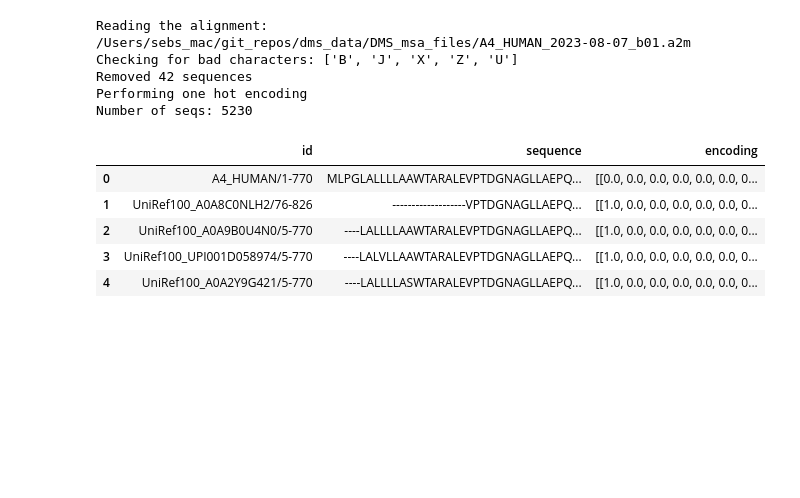
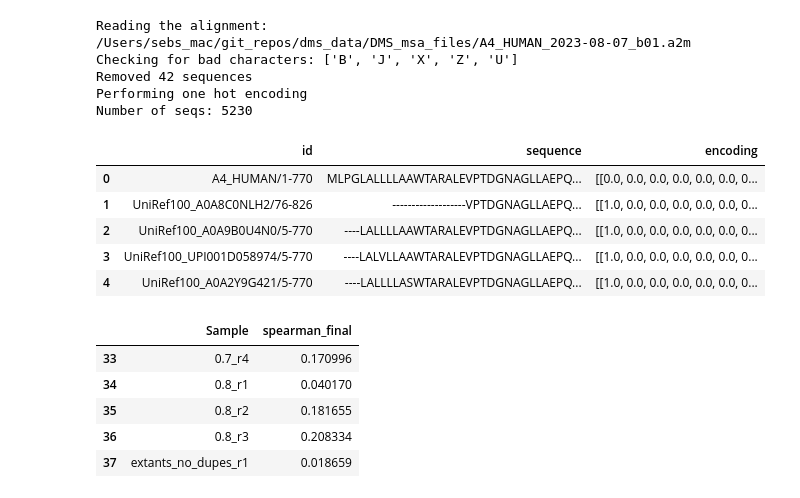
Before and after one commit to SebPorras/MAP_VAE, a Jupyter notebook: notebooks/entropy.ipynb, the cells around one changed output. Saved outputs shown, nothing was run; the diff lists cells and outputs as text; code cells hidden in the pictures; blank space fills up the shorter version.

```diff
--- a/notebooks/entropy.ipynb
+++ b/notebooks/entropy.ipynb
@@ -157,3 +157,14 @@ test.head()
 | 4 | UniRef100_A0A2Y9G421/5-770 | ----LALLLLASWTARALEVPTDGNAGLLAEPQ... | [[1.0, 0.0, 0.0, 0.0, 0.0, 0.0, 0... |
 # %%
 st.write_fasta_file("A4_HUMAN.fasta", test)
+# %%
+import pandas as pd
+data = pd.read_csv("/Users/sebs_mac/uni_OneDrive/honours/data/gb1/random_sampling/gb1_ancestor_sampling.csv")
+data.tail()
+# %% [output]
+|  | Sample | spearman_final |
+| 33 | 0.7_r4 | 0.170996 |
+| 34 | 0.8_r1 | 0.040170 |
+| 35 | 0.8_r2 | 0.181655 |
+| 36 | 0.8_r3 | 0.208334 |
+| 37 | extants_no_dupes_r1 | 0.018659 |
```
Also changed, not shown: parts of 4 cells of this notebook, 41 other files.
